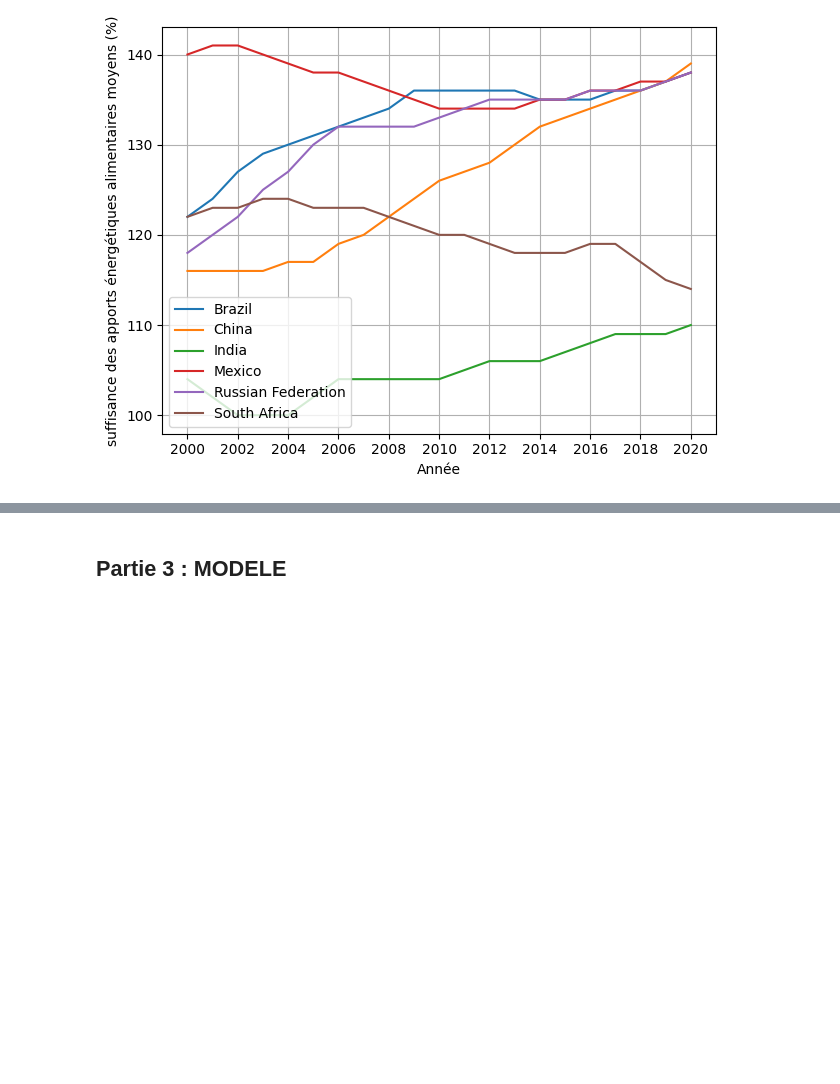
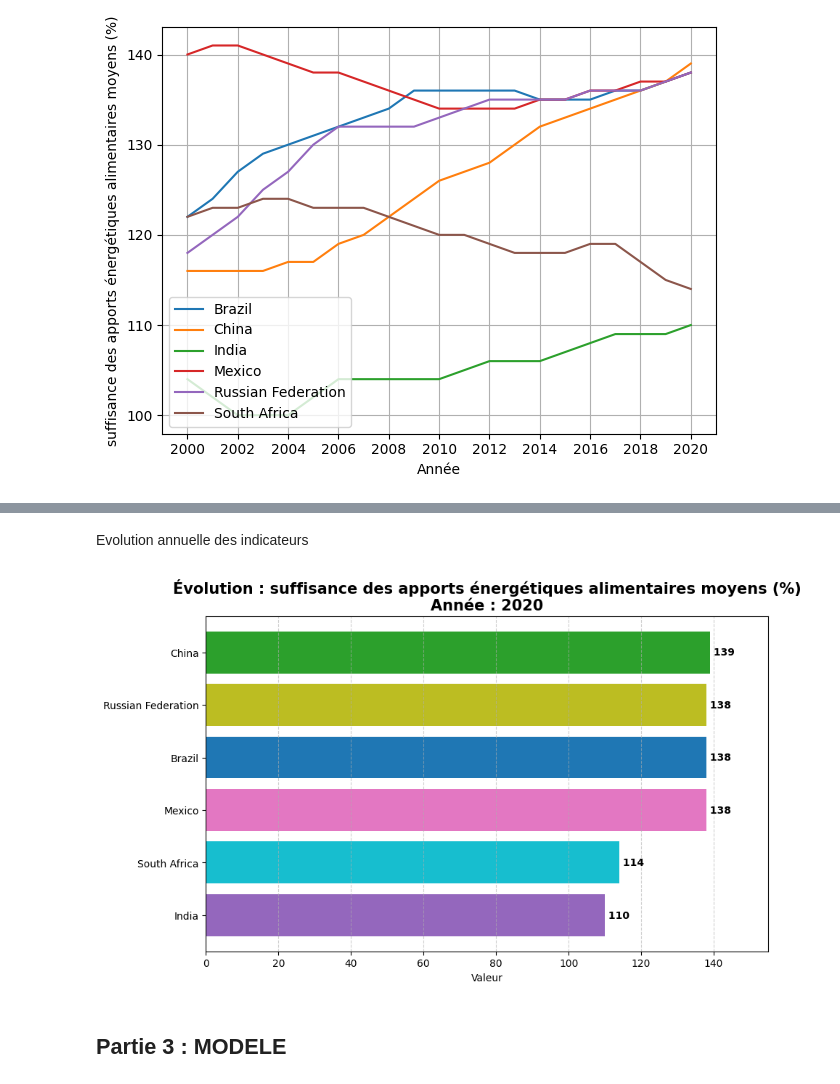
Before and after one commit to yczk9/projet_py4ds_Reis_Crapsky, a Jupyter notebook: Notebook_principal.ipynb, the cells around one changed output, grey strips where cells are left out. Cells and saved outputs as stored; diff of their text form; code cells hidden in the pictures; blank space fills up the shorter version.

```diff
--- a/Notebook_principal.ipynb
+++ b/Notebook_principal.ipynb
@@ -431,0 +454,2 @@ for indicator in indicators :
+# %% [markdown]
+Evolution annuelle des indicateurs
@@ -432,3 +458,8 @@ for indicator in indicators :
+# %%
+for indicator in indicators :
+    play_bricsam_evolution(data_BRICSAM_pivot,indicator,0.5)
+# %% [output]
+[figure, added]
 # %% [markdown]
 ## Partie 3 : MODELE
 # %%
```
Also changed, not shown: parts of 9 cells of this notebook, 5 other files.
